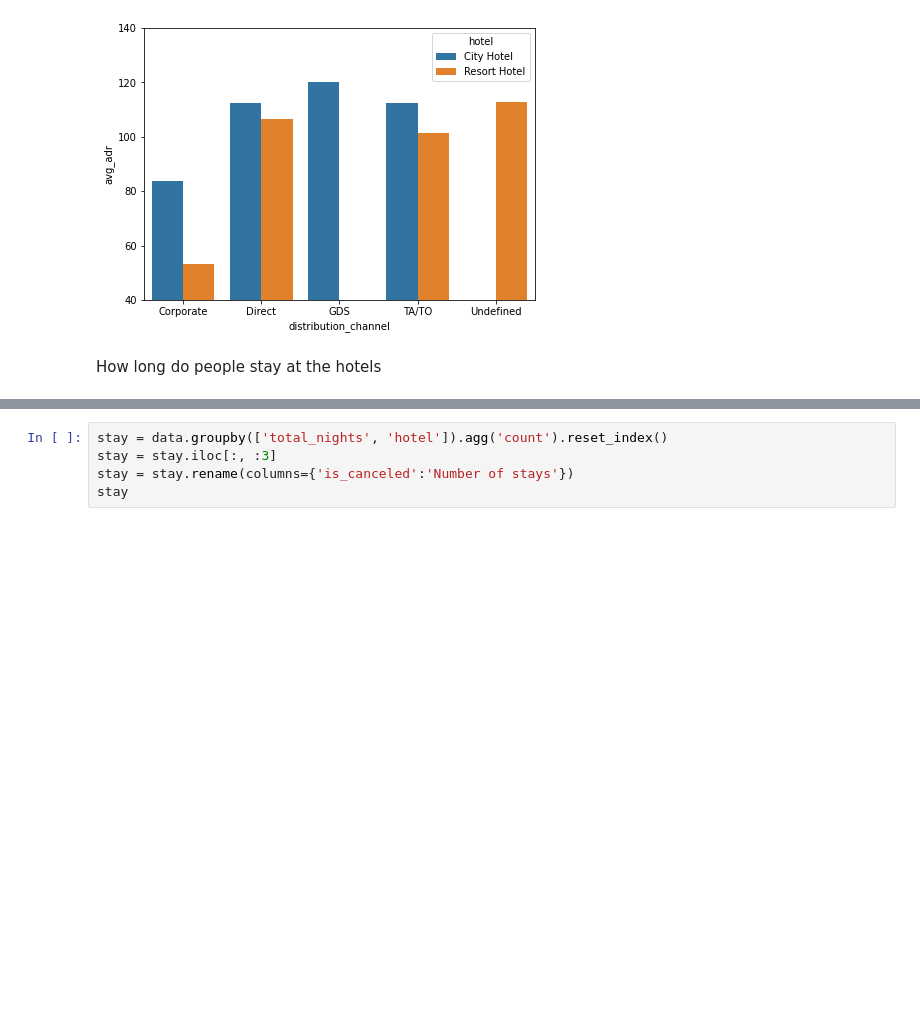
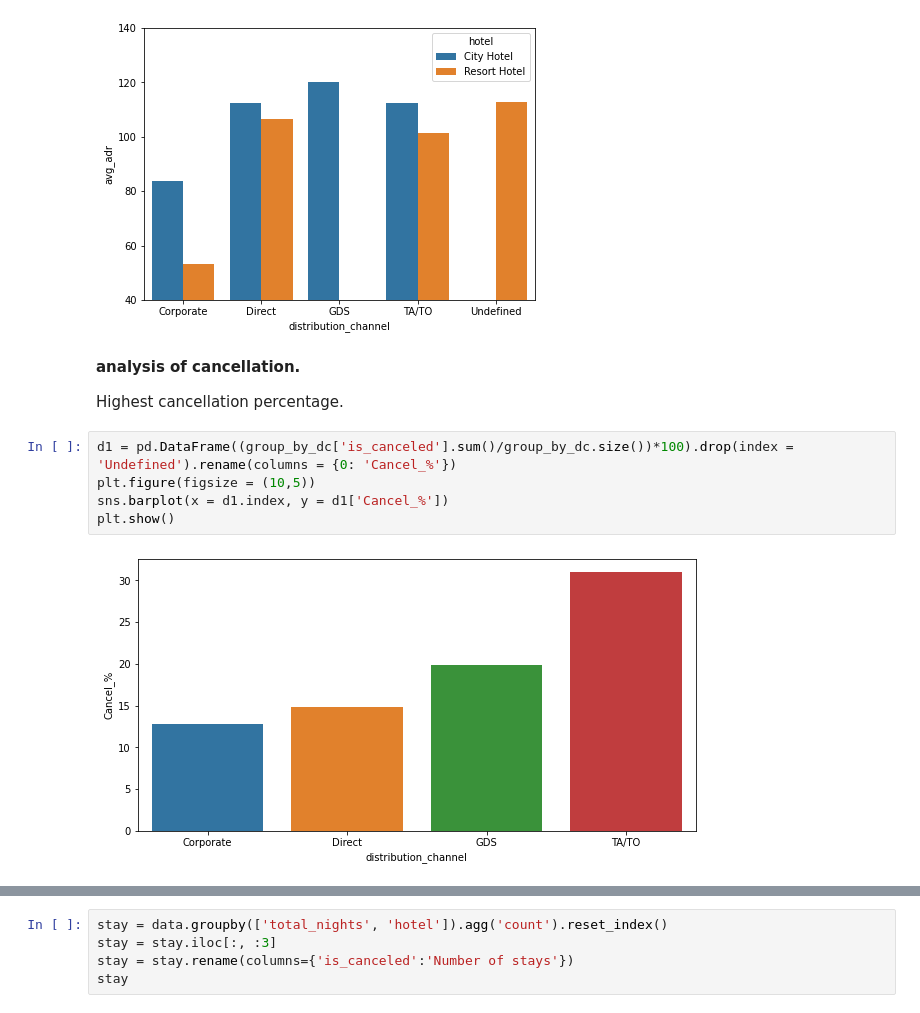
Before and after one commit to Rohit3295/hotel_booking_analysis, a Jupyter notebook: EDA_Hotel_booking_analysis.ipynb, the cells around one changed output, grey strips where cells are left out. Saved outputs shown, nothing was run; the diff lists cells and outputs as text; blank space fills up the shorter version.

```diff
--- a/EDA_Hotel_booking_analysis.ipynb
+++ b/EDA_Hotel_booking_analysis.ipynb
@@ -508,5 +551,14 @@ plt.ylim(40,140)
 plt.show()
 # %% [output]
 [figure]
-# %% [markdown]
-How long do people stay at the hotels
+# %% [markdown]
+**analysis of cancellation.**
+
+Highest cancellation percentage.
+# %%
+d1 = pd.DataFrame((group_by_dc['is_canceled'].sum()/group_by_dc.size())*100).drop(index = 'Undefined').rename(columns = {0: 'Cancel_%'})
+plt.figure(figsize = (10,5))
+sns.barplot(x = d1.index, y = d1['Cancel_%'])
+plt.show()
+# %% [output]
+[figure, added]
```
Also changed, not shown: parts of 26 cells of this notebook.
